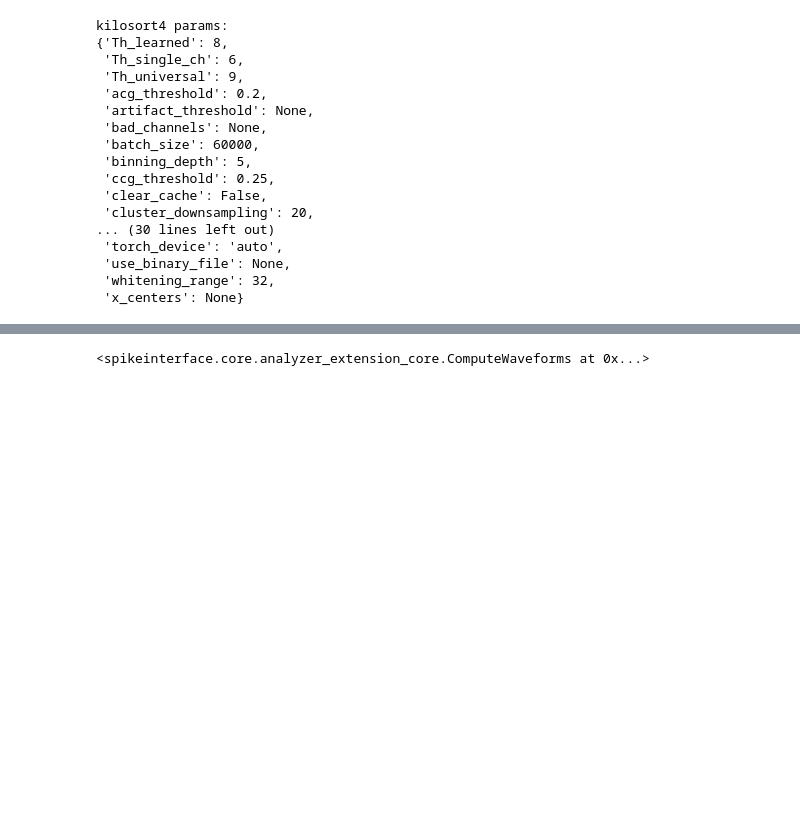
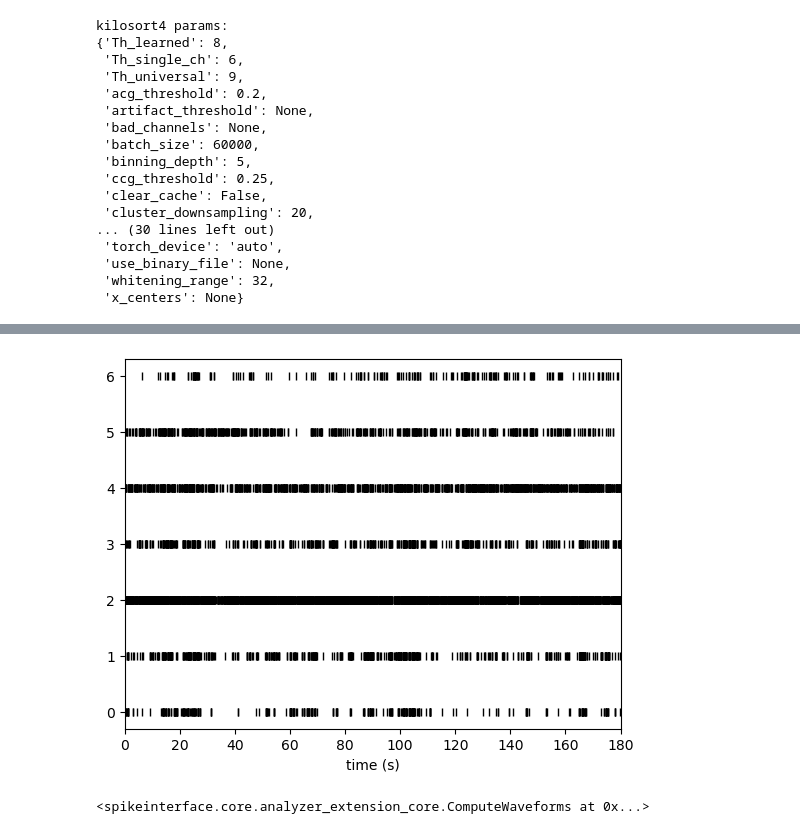
Before and after one commit to ChooYeonseo/intan-spike-sorter, a Jupyter notebook: 1_design_the_probe.ipynb, the cells around one changed output, grey strips where cells are left out. Cells and saved outputs as stored; diff of their text form; code cells hidden in the pictures; blank space fills up the shorter version.

```diff
--- a/1_design_the_probe.ipynb
+++ b/1_design_the_probe.ipynb
@@ -153,3 +156,7 @@ KiloSortSortingExtractor: 4 units - 1 segments - 20.0kHz
+# %%
+raster = sw.plot_rasters(sorting, markersize=6,time_range=[0,180])
+# %% [output]
+[figure, added]
 # %%
 analyzer_KS4 = si.create_sorting_analyzer(sorting=sorting, recording=recording_preprocessed, format='binary_folder', folder=output_dir_bin, overwrite=True)
 # %%
```
Also changed, not shown: parts of 20 cells of this notebook, 1 other file.
